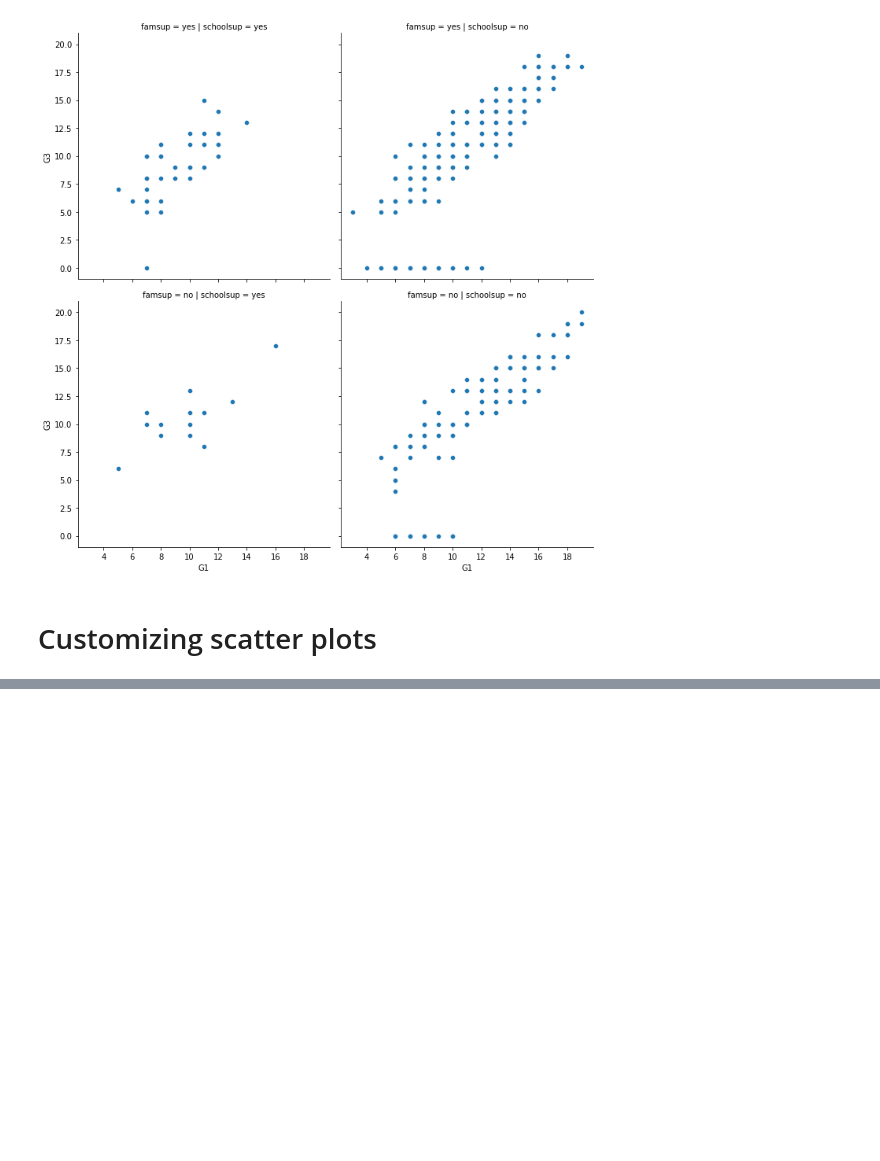
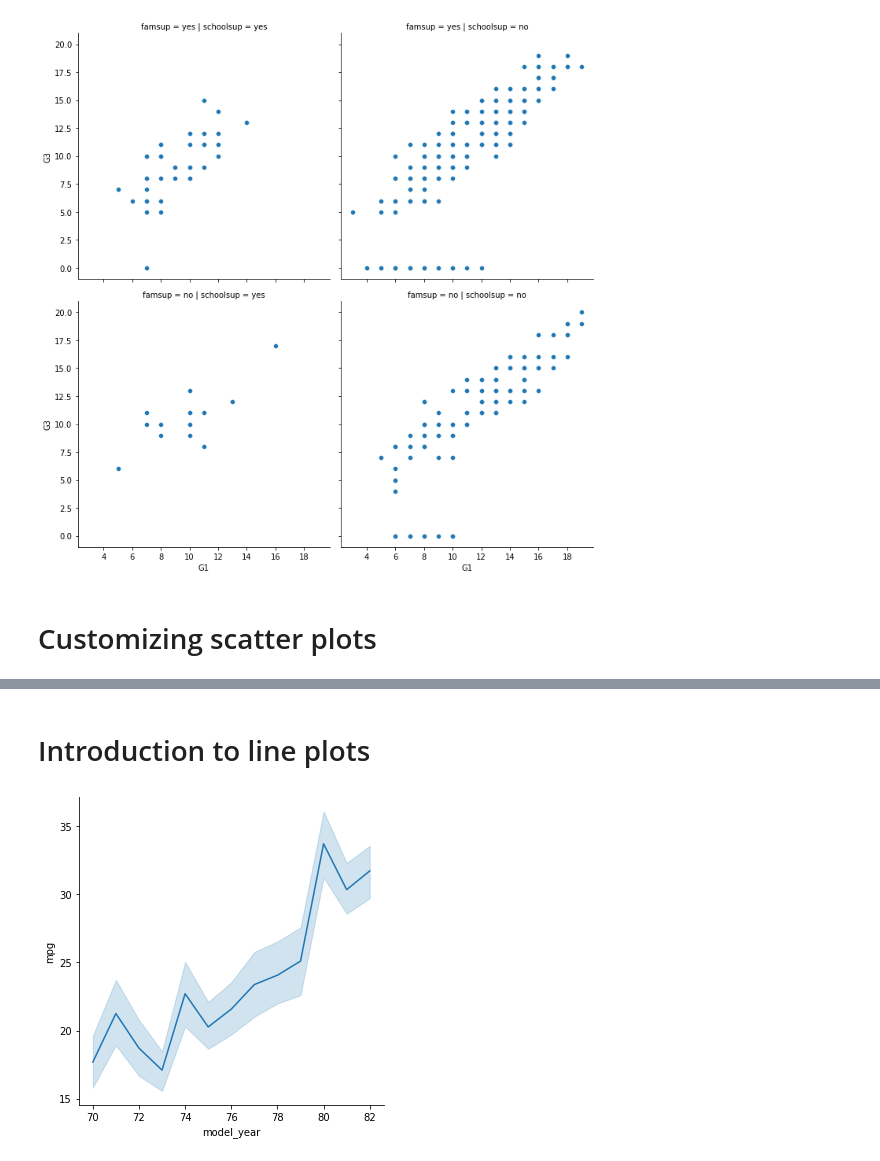
Before and after one commit to harrystaley/DataCamp, a Jupyter notebook: courses/Introduction to Data Visualization with Seaborn/2 Visualizing Two Quantitative Variables.ipynb, the cells around one changed output, grey strips where cells are left out. Drawn from its saved outputs; the diff is of its cells as text; code cells hidden in the pictures; blank space fills up the shorter version.

```diff
--- a/courses/Introduction to Data Visualization with Seaborn/2 Visualizing Two Quantitative Variables.ipynb
+++ b/courses/Introduction to Data Visualization with Seaborn/2 Visualizing Two Quantitative Variables.ipynb
@@ -85,0 +136,18 @@ plt.show()
+# %% [markdown]
+# Introduction to line plots
+# %%
+# Import Matplotlib and Seaborn
+import matplotlib.pyplot as plt
+import seaborn as sns
+
+# Create line plot
+sns.relplot(kind='line',
+            data=mpg,
+            x="model_year",
+            y="mpg"
+            )
+
+# Show plot
+plt.show()
+# %% [output]
+[figure, added]
```
Also changed, not shown: parts of 11 cells of this notebook, 1 other file.
